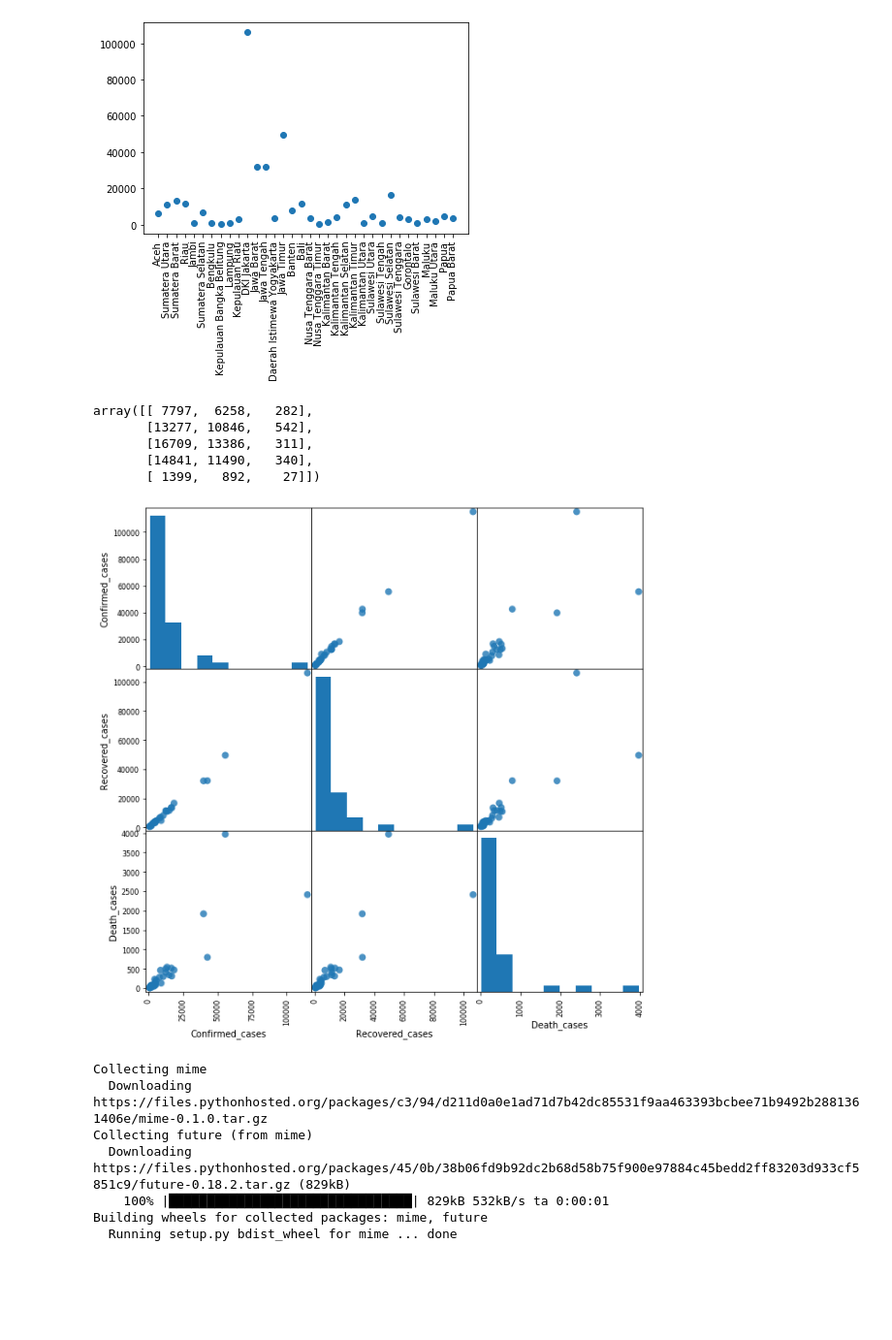
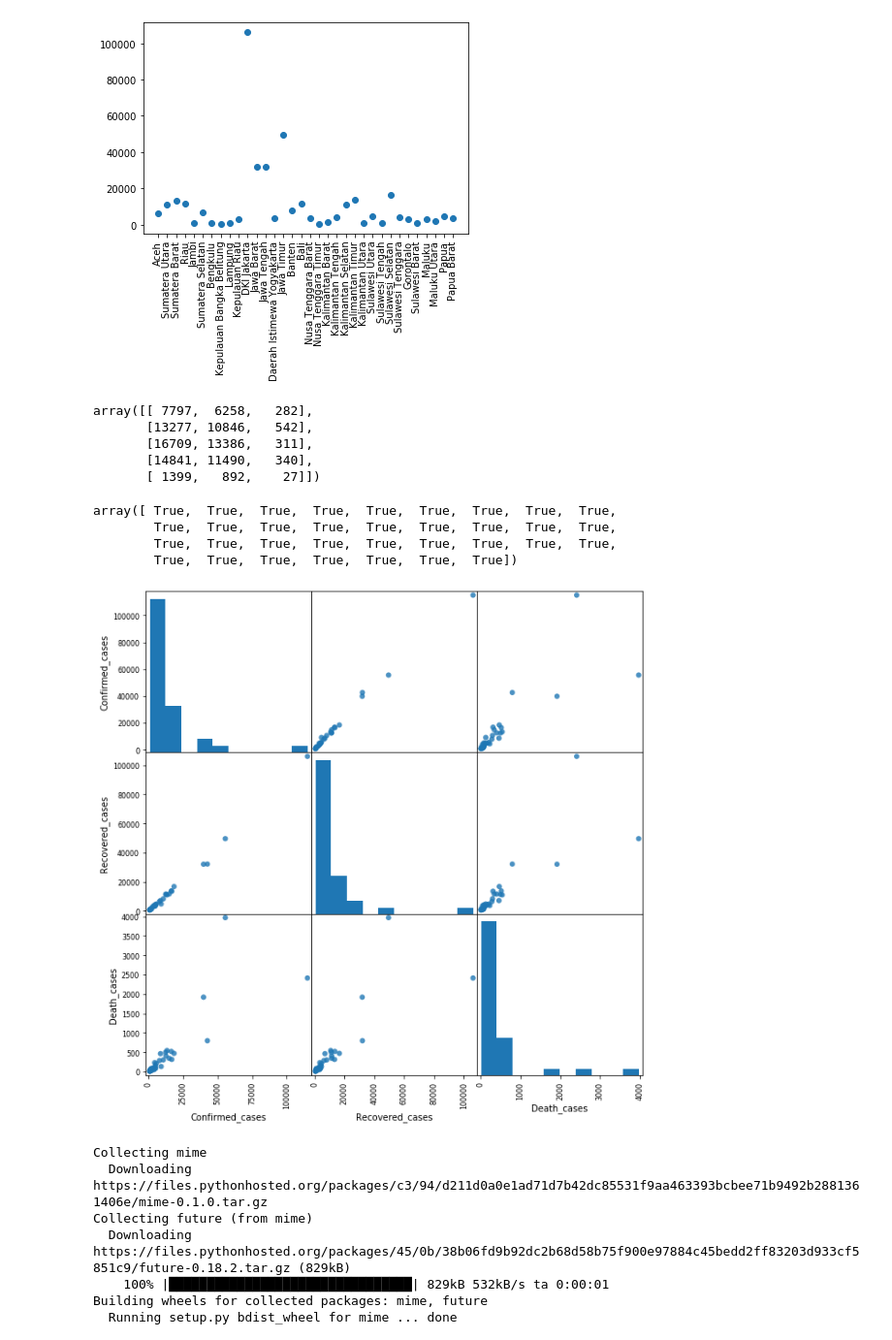
Before and after one commit to elatfar/Statistik-dan-eksplorasi-data, a Jupyter notebook: Distribusi.ipynb, the cells around one changed output. Shown at 97% size. Drawn from its saved outputs; the diff is of its cells as text; code cells hidden in the pictures; blank space fills up the shorter version.

Commit message:
data baru

```diff
--- a/Distribusi.ipynb
+++ b/Distribusi.ipynb
@@ -20,7 +20,7 @@ ax.set(xlabel='Normal distributiion', ylabel='Frequency')
 # %%
 import pandas as pd
 
-data_cov = pd.read_csv("/home/not/Downloads/Covid-19_province.csv")
+data_cov = pd.read_csv("Covid-19_province.csv")
 data_cov[-5:]
 # %% [output]
 |  | Type | Features Type | ID-number | Province_code | Province_name | Confirmed_cases | Recovered_cases | ... |
@@ -89,24 +89,48 @@ plt.show
 cov_fig.savefig('covid_per_provinsi.png')
 # %% [output]
 [figure]
+# %%
+parameter_covid = np.array(data_cov[['Confirmed_cases',
+                                     'Recovered_cases',
+                                     'Death_cases']])
+
+parameter_covid[:5]
+
+pair.plot([1,2,3])
+
+conf_fig = plt.subplot()
+conf_vis = plt.hist(conf_case)
+plt.ylabel("banyak provinsi")
+plt.xlabel("kasus terkonfirmasi")
+
+reco_fig = plt.figure()
+reco_vis = plt.hist(reco_case)
+
+cov_fig = plt.figure()
+plt.scatter(prov_name,reco_case)
+plt.xticks(rotation=90)
+# %% [output]
+array([[ 7797,  6258,   282],
+       [13277, 10846,   542],
+       [16709, 13386,   311],
+       [14841, 11490,   340],
+       [ 1399,   892,    27]])
 # %%
 parameter_covid = np.array(data_cov[['Confirmed_cases',
                                      'Recovered_cases',
                                      'Death_cases']])
 
-parameter_covid[:5]
+pd.coeff(parameter_covid[:,0],parameter_covid[:,2])
 # %% [output]
-array([[ 7797,  6258,   282],
-       [13277, 10846,   542],
-       [16709, 13386,   311],
-       [14841, 11490,   340],
-       [ 1399,   892,    27]])
+array([ True,  True,  True,  True,  True,  True,  True,  True,  True,
+        True,  True,  True,  True,  True,  True,  True,  True,  True,
+        True,  True,  True,  True,  True,  True,  True,  True,  True,
+        True,  True,  True,  True,  True,  True,  True])
 # %%
 pair = pd.plotting.scatter_matrix(data_cov[['Confirmed_cases',
                                      'Recovered_cases',
-                                     'Death_cases']], figsize=(10,10), marker = 'o', hist_kwds = {'bins': 10}, s = 60, alpha = 0.8)
-plt.show()
+                                     'Death_cases']], figsize=(10,10), marker = 'o', hist_kwds = {'bins': 10}, alpha = 0.8)
 # %% [output]
-[figure, old version]
+[figure, new version]
 # %%
 !pip install mime
```
Also changed, not shown: parts of 6 cells of this notebook, 4 other files.
